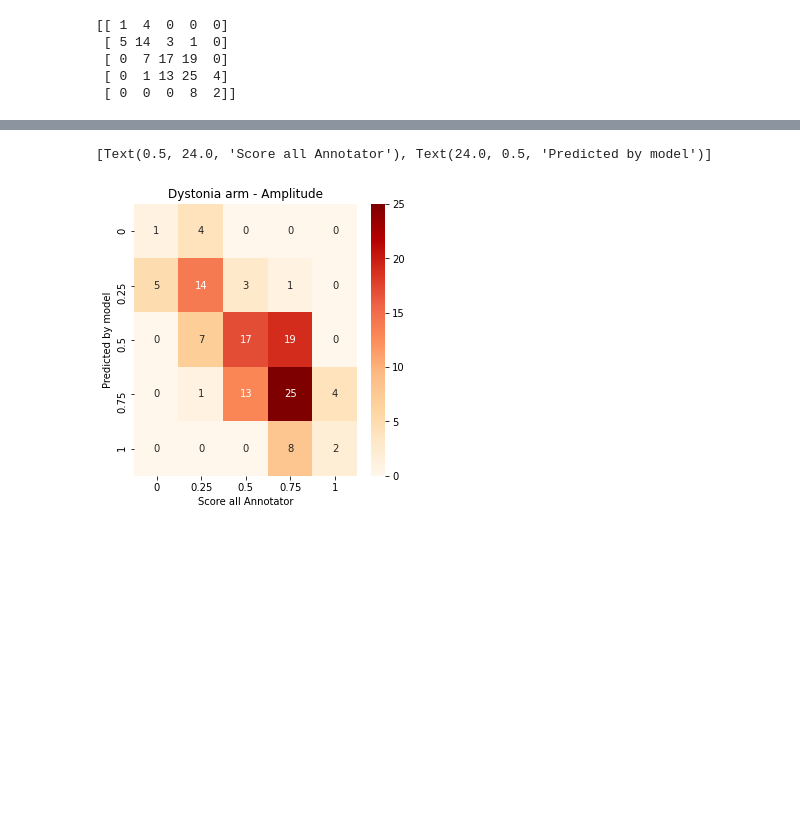
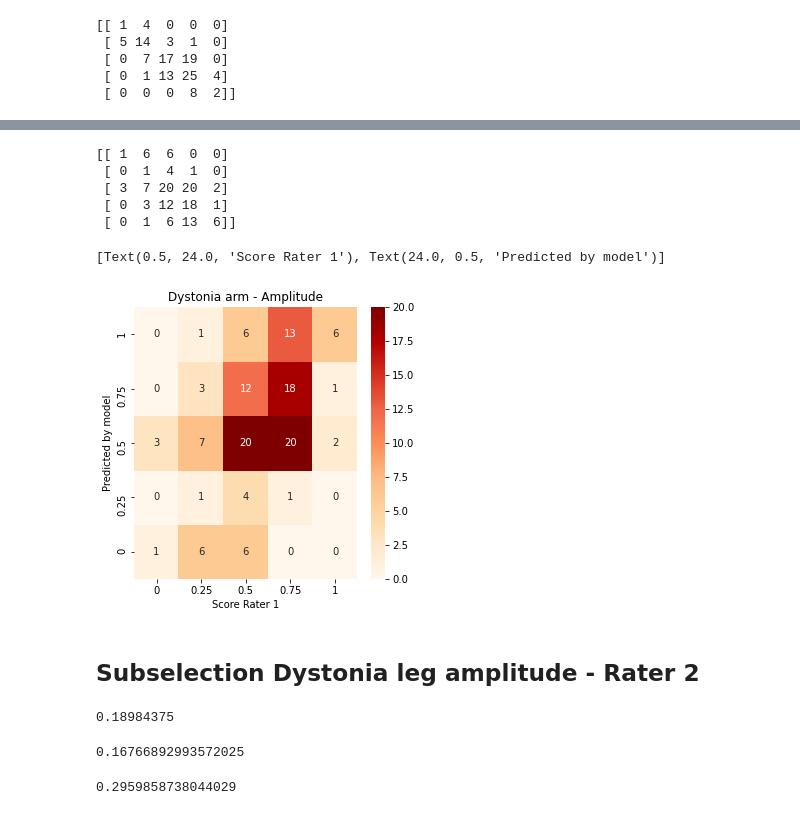
Before and after one commit to RehabAUmc/modys-video, a Jupyter notebook: notebooks/experiment-2-results-visualisation.ipynb, the cells around one changed output, grey strips where cells are left out. Drawn from its saved outputs; the diff is of its cells as text; code cells hidden in the pictures; blank space fills up the shorter version.

Commit message:
Split visualisation of scoring and results

```diff
--- a/notebooks/experiment-2-results-visualisation.ipynb
+++ b/notebooks/experiment-2-results-visualisation.ipynb
@@ -266,9 +111,0 @@ g._legend.set_title('Annotator')
-# %%
-# Violineplot y and y-predict
-plt.rcParams['figure.figsize']=5,5
-g = sns.violinplot(x="y", y="pred_y", hue="scorer", data=df_sub, palette=["m", "g", "b"])
-g = sns.stripplot(x="y", y="pred_y", hue="scorer", data=df_sub, palette=["m", "g", "b"], jitter=True)
-g.legend(title="annotator")
-plt.title("Dystonia leg - Amplitude")
-plt.xlabel('Score Annotator')
-plt.ylabel('Predicted by model')
@@ -309,0 +157,4 @@ print(cf_matrix)
+# %%
+scores_select = ['D_LAP_R_tA_pscore, D_RAP_R_tA_pscore'] #select here leg of arm
+scorer_select = [1] #set here op scorer if you want to select one
+df_sub = df[df.scores.isin(scores_select) & df.scorer.isin(scorer_select)]
@@ -309,0 +176,5 @@ print(cf_matrix)
+# %%
+pred_y_dis=pd.to_numeric(pd.cut(df_sub['pred_y'], bins=[0.0,0.2,0.4,0.6,0.8,1.0], labels=['0', '0.25','0.5','0.75','1'],include_lowest =True))
+df_sub['pred_y_dis'] = pred_y_dis.values
+df_sub['pred_y_dis']=df_sub['pred_y_dis'].astype('str')
+df_sub['y'] = df_sub['y'].astype('str')
@@ -310,10 +197,22 @@ print(cf_matrix)
+# %%
+cf_matrix=confusion_matrix(df_sub['y'],df_sub['pred_y_dis'])
+print(cf_matrix)
+# %% [output]
+[[ 1  6  6  0  0]
+ [ 0  1  4  1  0]
+ [ 3  7 20 20  2]
+ [ 0  3 12 18  1]
+ [ 0  1  6 13  6]]
 # %%
 g=sns.heatmap(cf_matrix, annot=True, cmap='OrRd')
 plt.title("Dystonia arm - Amplitude")
+plt.gca().invert_yaxis()
 labels=["0", "0.25","0.5","0.75","1"]
 g.set_xticklabels(labels)
 g.set_yticklabels(labels)
-g.set(xlabel='Score all Annotator', ylabel='Predicted by model')
+g.set(xlabel='Score Rater 1', ylabel='Predicted by model')
 # %% [output]
-[Text(0.5, 24.0, 'Score all Annotator'), Text(24.0, 0.5, 'Predicted by model')]
+[Text(0.5, 24.0, 'Score Rater 1'), Text(24.0, 0.5, 'Predicted by model')]
-[figure, old version]
+[figure, new version]
+# %% [markdown]
+## Subselection Dystonia leg amplitude - Rater 2
@@ -319,0 +223,15 @@ g.set(xlabel='Score all Annotator', ylabel='Predicted by model')
+# %%
+# Mean Absolute Error (MAE)
+df_sub.apply(lambda x: abs(x['y'] - x['pred_y']) , axis=1).mean()
+# %% [output]
+0.18984375
+# %%
+# Standard deviation MAE
+df_sub.apply(lambda x: abs(x['y'] - x['pred_y']) , axis=1).std()
+# %% [output]
+0.16766892993572025
+# %%
+# Correlation y and y-predict
+df_sub['y'].corr(df_sub['pred_y'])
+# %% [output]
+0.2959858738044029
```
Also changed, not shown: parts of 56 cells of this notebook.
